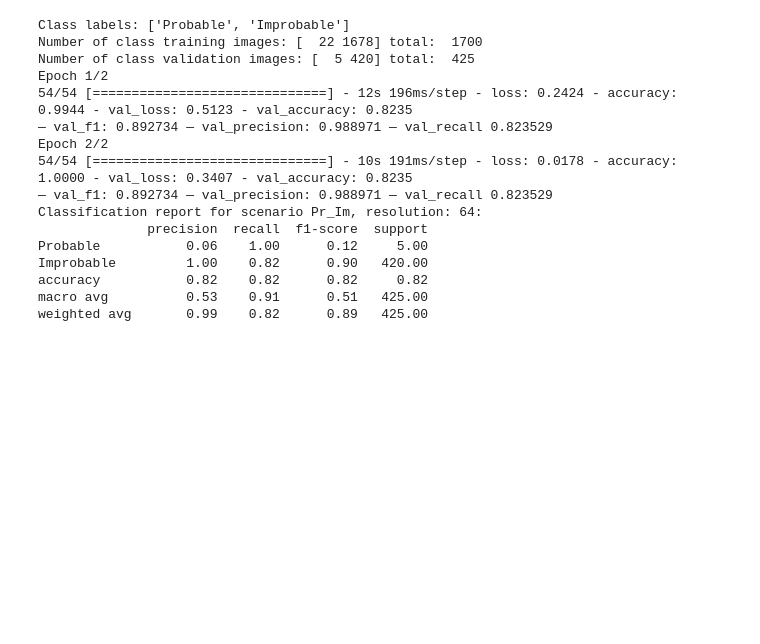
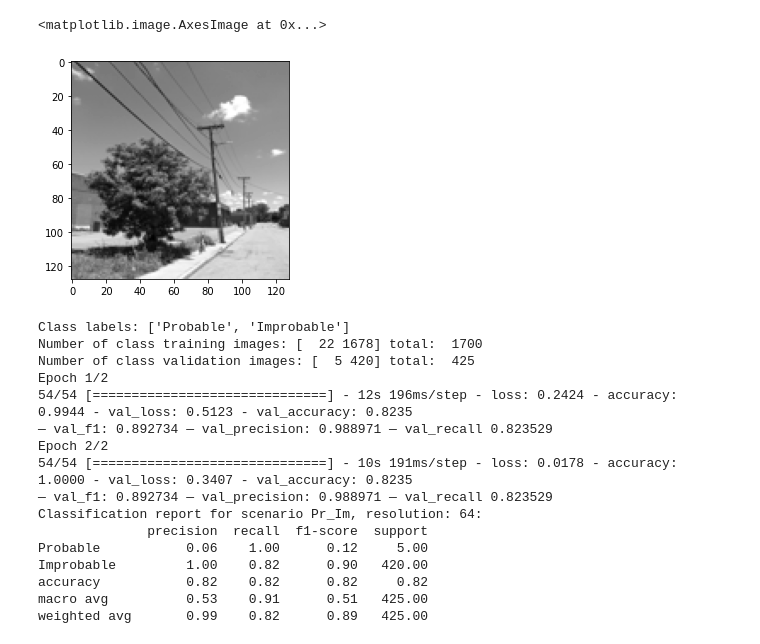
Before and after one commit to narslab/vis-inference, a Jupyter notebook: bin/jupyter/cnn-performance.ipynb, the cells around one changed output. Drawn from its saved outputs; the diff is of its cells as text; code cells hidden in the pictures; blank space fills up the shorter version.

```diff
--- a/bin/jupyter/cnn-performance.ipynb
+++ b/bin/jupyter/cnn-performance.ipynb
@@ -93,6 +93,15 @@ class Metrics(Callback):
 #                  np.array([x[1] for x in imd]), stratify= np.array([x[1] for x in imd]), test_size=.2, random_state = 1  )
 # print(trlab.sum(axis=0))
 # print(valab.sum(axis=0))
+# %%
+imd = np.load('../../data/tidy/preprocessed_images/size128_exp5_Pr_Po_Im.npy',allow_pickle = True)
+# %%
+imd[20][1]
+plt.imshow(imd[20][0], cmap = 'gist_gray')
+#plt.savefig('....', dpi=180)
+# %% [output]
+<matplotlib.image.AxesImage at 0x...>
+[figure, added]
 # %%
 def trainModelWithDetailedMetrics(image_size, scenario, num_epochs = 10, trial_seed = 1):
 
```
Also changed, not shown: parts of 2 cells of this notebook, 34 other files.
